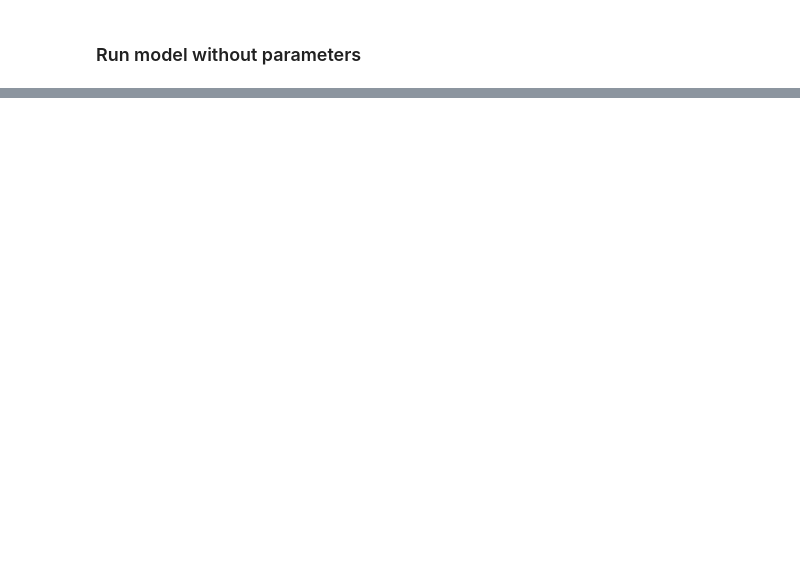
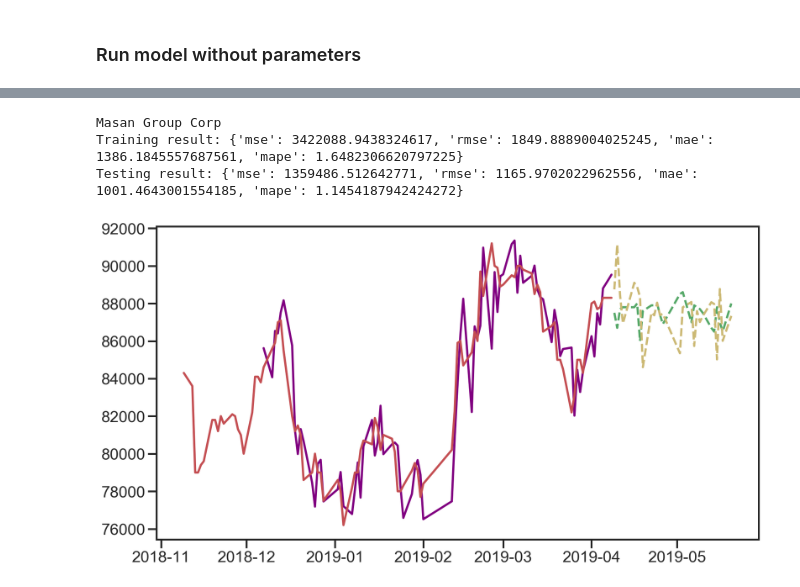
Before and after one commit to thanhphuong163/ForecastingStockPrice_thesis, a Jupyter notebook: get_images.ipynb, the cells around one changed output, grey strips where cells are left out. Cells and saved outputs as stored; diff of their text form; code cells hidden in the pictures; blank space fills up the shorter version.

```diff
--- a/get_images.ipynb
+++ b/get_images.ipynb
@@ -247,17 +289,25 @@ Masan Group Corp : (1, 0, 0)
 # %%
-for ticket in lst_ticket[3:4]:
+lst_ann = []
+for ticket in lst_ticket:
     time_series = df[df.name == ticket]['close']
 
     # split data
     time_series = time_series.sort_index()
     size = len(time_series)
-    start_train = 0.85
-    end_train = 0.95
     train_start = int(start_train * size)
     train_end = int(end_train * size)
     train, test = time_series[train_start:train_end], time_series[train_end:]
 
     result, lst_result = run_model_without_parameters(train, test, model_selection='ANN', q=range(0, 4))
     print(ticket, ':', result['lag'], result['hidden_layers'])
+    print('Training result:', result['train_evaluation'])
+    print('Testing result:', result['test_evaluation'])
+    lst_ann.append({
+        'name': ticket,
+#         'order': result['order'],
+        'lags': result['lag'],
+        'hidden_layers': result['hidden_layers'],
+        'result': result['test_evaluation']
+    })
 # %% [output]
 [interactive output not drawn]
@@ -265,3 +338,35 @@ Masan Group Corp : 1 (6, 3)
+# %%
+for ticket in lst_ticket[3:4]:
+    time_series = df[df.name == ticket]['close']
+    # split data
+    time_series = time_series.sort_index()
+    size = len(time_series)
+    train_start = int(start_train * size)
+    train_end = int(end_train * size)
+    train, test = time_series[train_start:train_end], time_series[train_end:]
+
+    result = run_model_with_parameters(train, test, model_selection='LSTM+GBM', window_size=10, lag=10)
+    if result['status']:
+        validation = result['model'].validate(test)
+        insample_prediction = result['model'].get_insample_prediction()
+        time.sleep(1)
+        print(ticket)
+        print('Training result:', result['train_evaluation'])
+        print('Testing result:', result['test_evaluation'])
+        fig, ax1 = plt.subplots(nrows=1, ncols=1, figsize=(15, 8))
+        ax1.plot(insample_prediction, label='in-sample', color='purple', linestyle='-')
+        ax1.plot(train, label='in-sample', color='r', linestyle='-')
+        ax1.plot(test, label='held-out', color='g', linestyle='--')
+        ax1.plot(validation, label='predicted held-out', color='y', linestyle='--')
+    #     ax1.plot(df_ann_validation['yhat'], label='validation held-out', color='purple', linestyle='--')
+        plt.show()
+    else:
+        print('None')
+# %% [output]
+Masan Group Corp
+Training result: {'mse': 3422088.9438324617, 'rmse': 1849.8889004025245, 'mae': 1386.1845557687561, 'mape': 1.6482306620797225}
+Testing result: {'mse': 1359486.512642771, 'rmse': 1165.9702022962556, 'mae': 1001.4643001554185, 'mape': 1.1454187942424272}
+[figure, added]
 # %%
 # print(result['test_evaluation'])
 # lst_dct_result = list()
```
Also changed, not shown: parts of 9 cells of this notebook, 3 other files.
